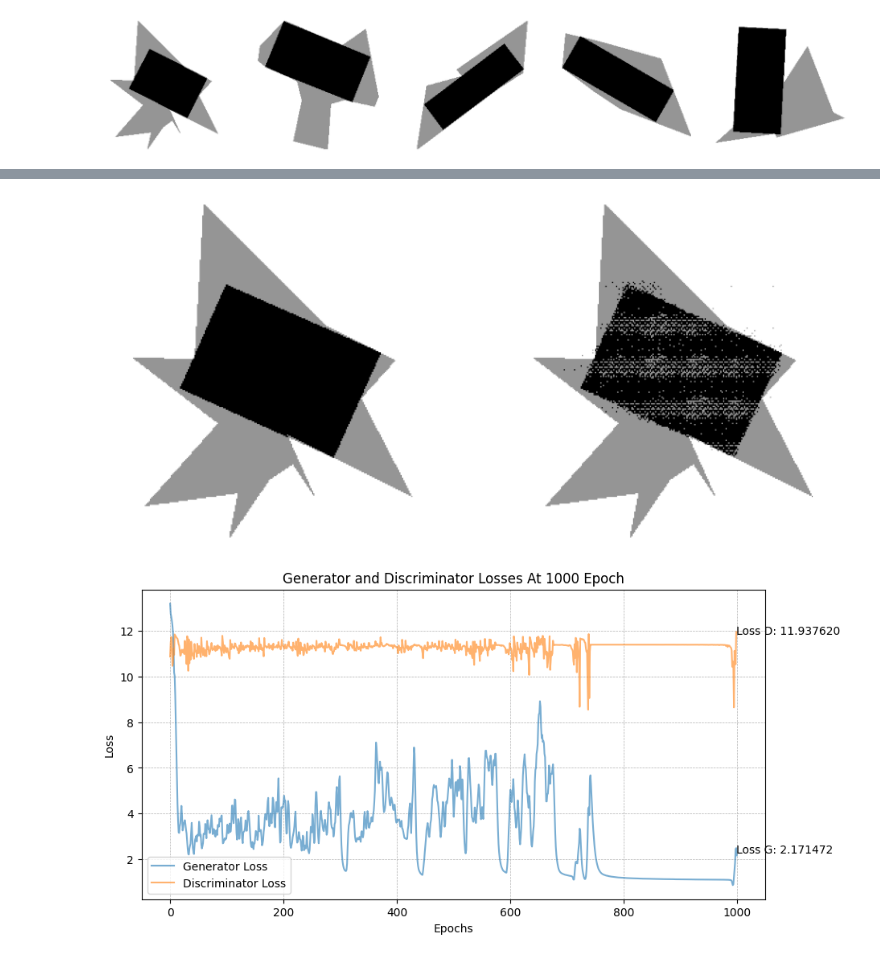
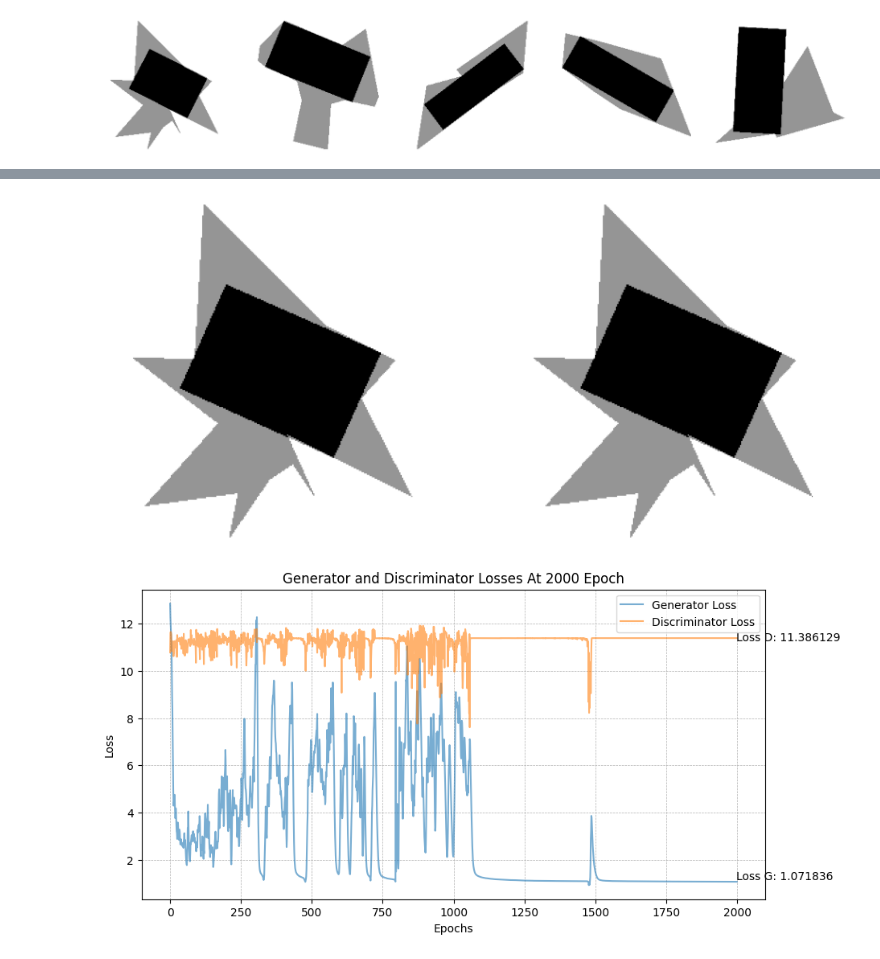
Before and after one commit to PARKCHEOLHEE-lab/gan-exer, a Jupyter notebook: lirGAN/lirGAN.ipynb, the cells around one changed output, grey strips where cells are left out. Cells and saved outputs as stored; diff of their text form; code cells hidden in the pictures.

```diff
--- a/lirGAN/lirGAN.ipynb
+++ b/lirGAN/lirGAN.ipynb
@@ -94,20 +104,21 @@ lir_gan_trainer.train()
 # %%
 """Test to train models with Geometric loss function & Tanh"""
 
 lir_generator = LirGenerator(use_tanh=True)
 lir_discriminator = LirDiscriminator()
 lir_geometric_loss_function = LirGeometricLoss(bce_weight=1.0, diou_weight=2.0, feasibility_weight=5.0)
 
 lir_gan_trainer = LirGanTrainer(
+    epochs=2000,
     lir_generator=lir_generator,
     lir_discriminator=lir_discriminator,
     lir_dataloader=lir_dataloader,
     lir_geometric_loss_function=lir_geometric_loss_function,
     initial_weights_key=ModelConfig.XAVIER,
     use_gradient_penalty=True,
 )
 
 lir_gan_trainer.train()
 # %% [output]
-[figure, old version]
+[figure, new version]
-[figure, old version]
+[figure, new version]
```
Also changed, not shown: parts of 3 cells of this notebook.
